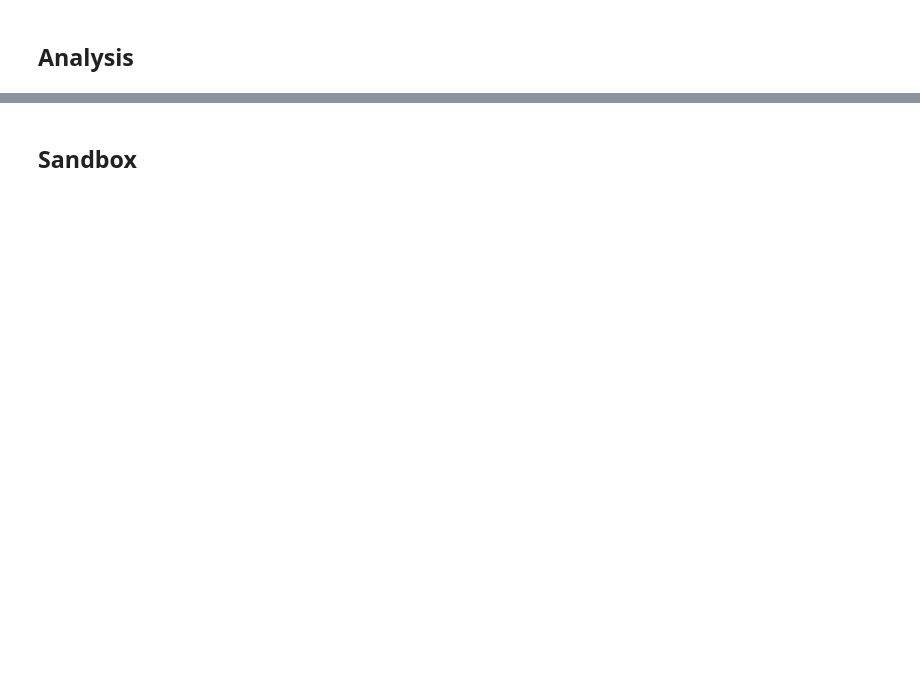
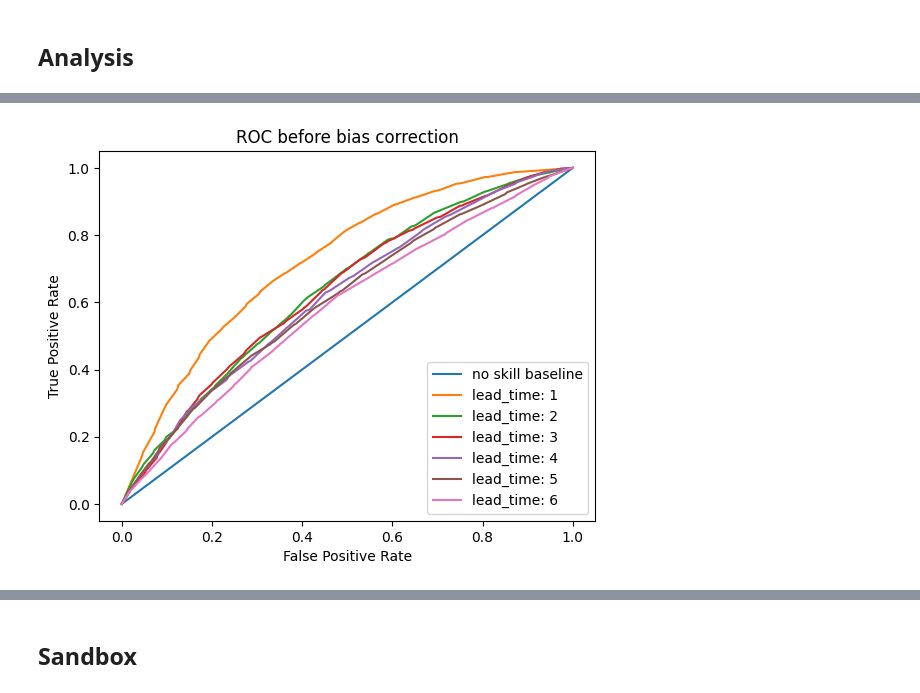
Before and after one commit to OCHA-DAP/ds-mapaction-ecmwf, a Jupyter notebook: notebooks/ecmwf_exploration_sandbox.ipynb, the cells around one changed output, grey strips where cells are left out. Cells and saved outputs as stored; diff of their text form; code cells hidden in the pictures; blank space fills up the shorter version.

Commit message:
Analysis notebook update
Last version of the analysis notebook. Still under development

```diff
--- a/notebooks/ecmwf_exploration_sandbox.ipynb
+++ b/notebooks/ecmwf_exploration_sandbox.ipynb
@@ -183,0 +335,82 @@ plot_leadtime_month_dependency(merge_df)
+# %%
+
+lead_time = [1,2,3,4,5,6]
+auc_before_bias = []
+auc_after_bias = []
+
+q = '3'
+
+############################
+
+df = score_df[score_df['lead_time_ecmwf'] == 1]
+fpr, tpr, thresholds = metrics.roc_curve(df['prob_q'+q+'_era5'], df['prob_q'+q+'_ecmwf'])
+
+plt.plot(fpr,fpr, label = 'no skill baseline')
+
+for i in range(1,7):
+    df = score_df[score_df['lead_time_ecmwf'] == i]
+    fpr, tpr, thresholds = metrics.roc_curve(df['prob_q'+q+'_era5'], df['prob_q'+q+'_ecmwf'])
+    auc_before_bias.append(metrics.auc(fpr,tpr))
+    plt.plot(fpr,tpr, label = 'lead_time: ' + str(i))
+
+plt.ylabel('True Positive Rate')
+plt.xlabel('False Positive Rate')
+plt.legend(loc='best')
+plt.title('ROC before bias correction')
+plt.show()
+
+############################
+
+plt.plot(fpr,fpr, label = 'no skill baseline')
+
+for i in range(1,7):
+    df = score_corr_df[score_corr_df['lead_time_ecmwf'] == i]
+    fpr, tpr, thresholds = metrics.roc_curve(df['prob_q'+q+'_era5'], df['prob_q'+q+'_ecmwf'])
+    auc_after_bias.append(metrics.auc(fpr,tpr))
+    plt.plot(fpr,tpr, label = 'lead_time: ' + str(i))
+
+plt.ylabel('True Positive Rate')
+plt.xlabel('False Positive Rate')
+plt.legend(loc='best')
+plt.title('ROC after bias correction')
+plt.show()
+
+
+
+############################
+
+plt.plot(fpr,fpr, label = 'no skill baseline')
+
+
+df = score_df[score_df['lead_time_ecmwf'] == 1]
+fpr, tpr, thresholds = metrics.roc_curve(df['prob_q'+q+'_era5'], df['prob_q'+q+'_ecmwf'])
+plt.plot(fpr,tpr, label = 'Before bias correction')
+
+df = score_corr_df[score_corr_df['lead_time_ecmwf'] == 1]
+fpr, tpr, thresholds = metrics.roc_curve(df['prob_q'+q+'_era5'], df['prob_q'+q+'_ecmwf'])
+plt.plot(fpr,tpr, label = 'After bias correction')
+
+plt.ylabel('True Positive Rate')
+plt.xlabel('False Positive Rate')
+plt.legend(loc='best')
+plt.title('ROC before/after bias correction for lead_time = 1')
+plt.show()
+
+
+
+
+############################
+
+
+plt.plot([1,6],[0.5,0.5], label = 'no skill baseline')
+plt.plot(lead_time,auc_before_bias, label = 'Before bias correction')
+plt.plot(lead_time,auc_after_bias, label = 'After bias correction')
+
+plt.ylabel('AUC')
+plt.xlabel('lead time')
+plt.legend(loc='best')
+plt.title('Area Under the Curve (AUC) per lead time')
+plt.ylim([0,1])
+plt.show()
+# %% [output]
+[figure, added]
```
Also changed, not shown: parts of 45 cells of this notebook.
